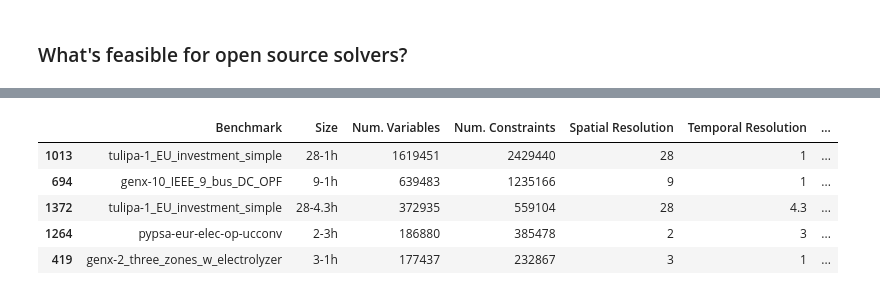
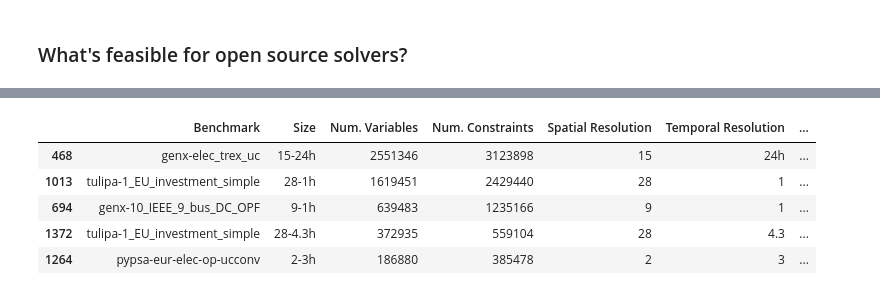
Before and after one commit to open-energy-transition/solver-benchmark, a Jupyter notebook: pocs/key-insights.ipynb, the cells around one changed output, grey strips where cells are left out. Drawn from its saved outputs; the diff is of its cells as text; code cells hidden in the pictures.

```diff
--- a/pocs/key-insights.ipynb
+++ b/pocs/key-insights.ipynb
@@ -255,0 +258,16 @@ os_feasible_results.query('`Problem Class` == "LP"').sort_values(
+# %%
+# Add Gurobi results as a separate column for comparison
+print(os_feasible_results.shape)
+os_feasible_results = os_feasible_results.join(
+    results.query('Solver == "gurobi" and `Solver Release Year` == 2024')[
+        ["bench-size", "Runtime (s)"]
+    ].set_index("bench-size"),
+    on="bench-size",
+    how="inner",
+    rsuffix=" - Gurobi",
+)
+print(os_feasible_results.shape)
+os_feasible_results["Runtime - Gurobi"] = os_feasible_results[
+    "Runtime (s) - Gurobi"
+].apply(humanize.naturaldelta)
+cols_of_interest.append("Runtime - Gurobi")
@@ -256,12 +303,22 @@ os_feasible_results.query('`Problem Class` == "LP"').sort_values(
 # %%
-# The largest MILP problems solveable by open solvers
-os_feasible_results.query('`Problem Class` == "MILP"').sort_values(
-    "Num. Variables", ascending=False
-).head()[cols_of_interest]
+# The largest MILP problems solveable by open solvers + largest by Gurobi
+largest_milp_results = (
+    os_feasible_results.query('`Problem Class` == "MILP"')
+    .sort_values("Num. Variables", ascending=False)
+    .head(4)
+)
+largest_milp_gurobi = (
+    gurobi_results.query('`Problem Class` == "MILP"')
+    .sort_values("Num. Variables", ascending=False)
+    .head(1)
+)
+largest_milp_results = pd.concat([largest_milp_gurobi, largest_milp_results])
+
+largest_milp_results[cols_of_interest]
 # %% [output]
 |  | Benchmark | Size | Num. Variables | Num. Constraints | Spatial Resolution | Temporal Resolution | ... |
+| 468 | genx-elec_trex_uc | 15-24h | 2551346 | 3123898 | 15 | 24h | ... |
 | 1013 | tulipa-1_EU_investment_simple | 28-1h | 1619451 | 2429440 | 28 | 1 | ... |
 | 694 | genx-10_IEEE_9_bus_DC_OPF | 9-1h | 639483 | 1235166 | 9 | 1 | ... |
 | 1372 | tulipa-1_EU_investment_simple | 28-4.3h | 372935 | 559104 | 28 | 4.3 | ... |
 | 1264 | pypsa-eur-elec-op-ucconv | 2-3h | 186880 | 385478 | 2 | 3 | ... |
-| 419 | genx-2_three_zones_w_electrolyzer | 3-1h | 177437 | 232867 | 3 | 1 | ... |
```
Also changed, not shown: parts of 12 cells of this notebook.
